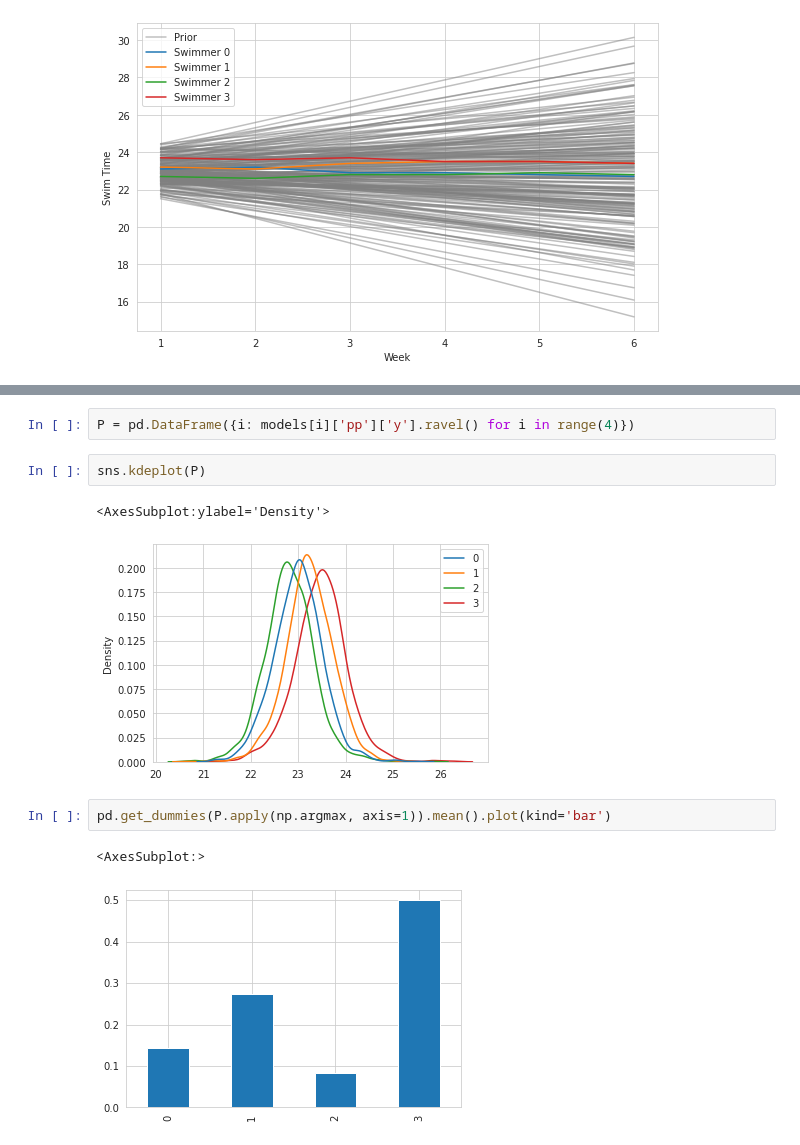
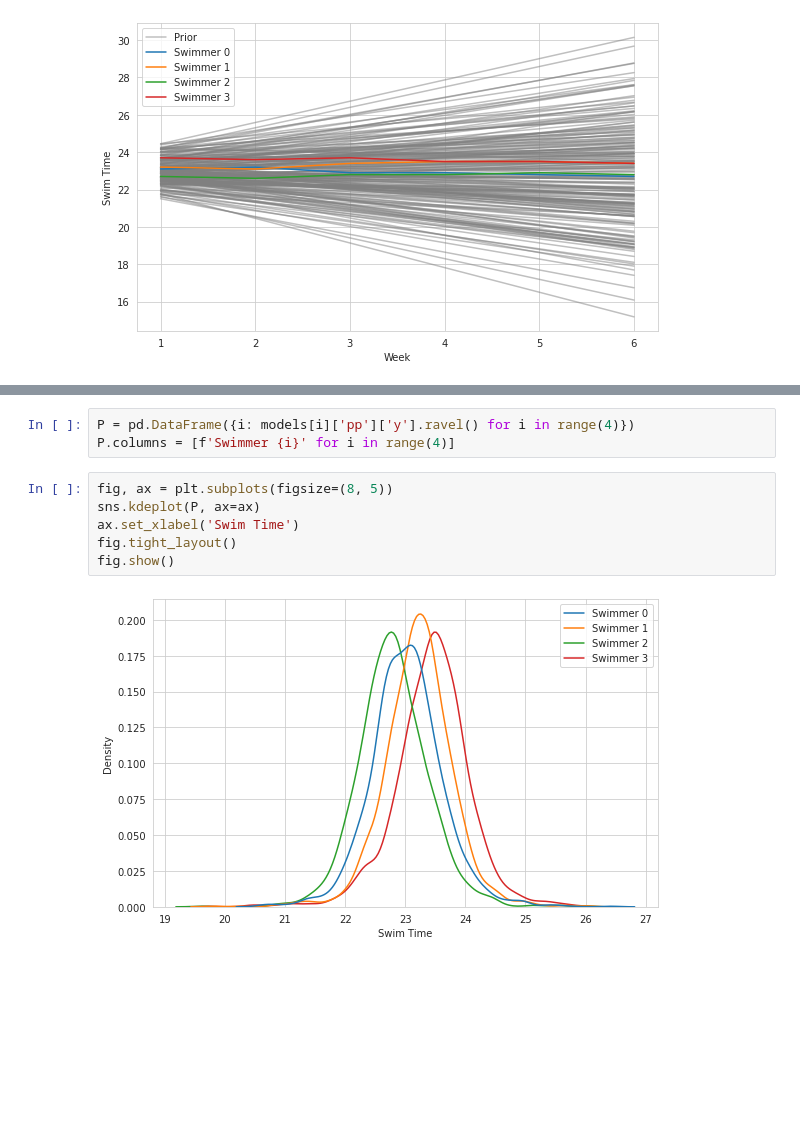
Before and after one commit to WHITSNAK/sta_602, a Jupyter notebook: hw12/ex 9.1.ipynb, the cells around one changed output, grey strips where cells are left out. Saved outputs shown, nothing was run; the diff lists cells and outputs as text; blank space fills up the shorter version.

```diff
--- a/hw12/ex 9.1.ipynb
+++ b/hw12/ex 9.1.ipynb
@@ -118,13 +121,12 @@ for i in range(4):
 [interactive output not drawn]
 # %%
 P = pd.DataFrame({i: models[i]['pp']['y'].ravel() for i in range(4)})
+P.columns = [f'Swimmer {i}' for i in range(4)]
-# %%
-sns.kdeplot(P)
-# %% [output]
-<AxesSubplot:ylabel='Density'>
-[figure, removed]
-# %%
-pd.get_dummies(P.apply(np.argmax, axis=1)).mean().plot(kind='bar')
-# %% [output]
-<AxesSubplot:>
-[figure, removed]
+# %%
+fig, ax = plt.subplots(figsize=(8, 5))
+sns.kdeplot(P, ax=ax)
+ax.set_xlabel('Swim Time')
+fig.tight_layout()
+fig.show()
+# %% [output]
+[figure, added]
```
Also changed, not shown: parts of 4 cells of this notebook, 2 other files.
